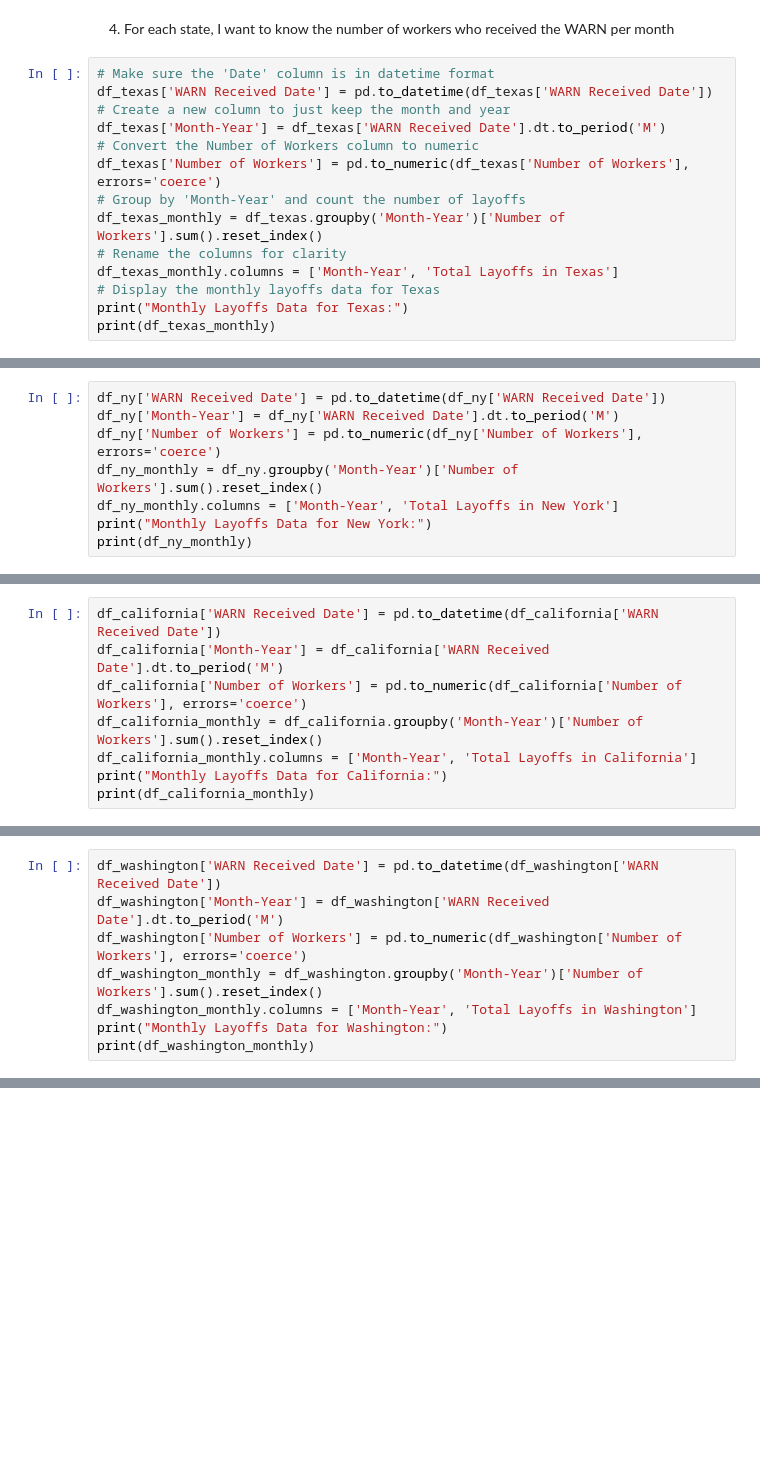
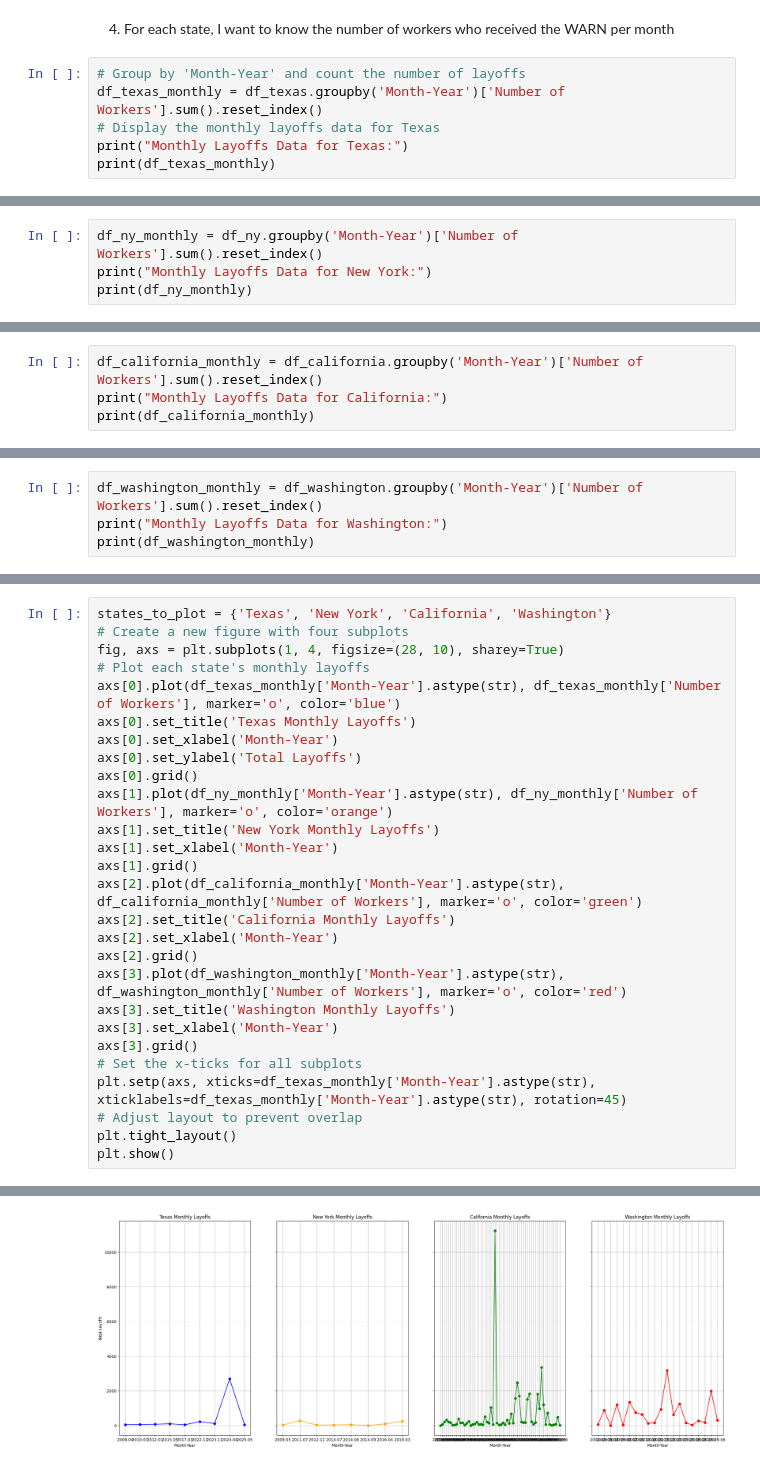
Before and after one commit to anna-peter/fd2p, a Jupyter notebook: python/layoff_second.ipynb, the cells around one changed output, grey strips where cells are left out. Drawn from its saved outputs; the diff is of its cells as text; blank space fills up the shorter version.

```diff
--- a/python/layoff_second.ipynb
+++ b/python/layoff_second.ipynb
@@ -120,16 +143,8 @@ Combined Layoffs Data (Washington):
 # %% [markdown]
 4) For each state, I want to know the number of workers who received the WARN per month
 # %%
-# Make sure the 'Date' column is in datetime format
-df_texas['WARN Received Date'] = pd.to_datetime(df_texas['WARN Received Date'])
-# Create a new column to just keep the month and year
-df_texas['Month-Year'] = df_texas['WARN Received Date'].dt.to_period('M')
-# Convert the Number of Workers column to numeric
-df_texas['Number of Workers'] = pd.to_numeric(df_texas['Number of Workers'], errors='coerce')
 # Group by 'Month-Year' and count the number of layoffs
 df_texas_monthly = df_texas.groupby('Month-Year')['Number of Workers'].sum().reset_index()
-# Rename the columns for clarity
-df_texas_monthly.columns = ['Month-Year', 'Total Layoffs in Texas']
 # Display the monthly layoffs data for Texas
 print("Monthly Layoffs Data for Texas:")
 print(df_texas_monthly)
@@ -148,9 +163,5 @@ Monthly Layoffs Data for Texas:
 # %%
-df_ny['WARN Received Date'] = pd.to_datetime(df_ny['WARN Received Date'])
-df_ny['Month-Year'] = df_ny['WARN Received Date'].dt.to_period('M')
-df_ny['Number of Workers'] = pd.to_numeric(df_ny['Number of Workers'], errors='coerce')
 df_ny_monthly = df_ny.groupby('Month-Year')['Number of Workers'].sum().reset_index()
-df_ny_monthly.columns = ['Month-Year', 'Total Layoffs in New York']
 print("Monthly Layoffs Data for New York:")
 print(df_ny_monthly)
 # %% [output]
@@ -167,9 +178,5 @@ Monthly Layoffs Data for New York:
 # %%
-df_california['WARN Received Date'] = pd.to_datetime(df_california['WARN Received Date'])
-df_california['Month-Year'] = df_california['WARN Received Date'].dt.to_period('M')
-df_california['Number of Workers'] = pd.to_numeric(df_california['Number of Workers'], errors='coerce')
 df_california_monthly = df_california.groupby('Month-Year')['Number of Workers'].sum().reset_index()
-df_california_monthly.columns = ['Month-Year', 'Total Layoffs in California']
 print("Monthly Layoffs Data for California:")
 print(df_california_monthly)
 # %% [output]
@@ -193,9 +200,5 @@ Monthly Layoffs Data for California:
 # %%
-df_washington['WARN Received Date'] = pd.to_datetime(df_washington['WARN Received Date'])
-df_washington['Month-Year'] = df_washington['WARN Received Date'].dt.to_period('M')
-df_washington['Number of Workers'] = pd.to_numeric(df_washington['Number of Workers'], errors='coerce')
 df_washington_monthly = df_washington.groupby('Month-Year')['Number of Workers'].sum().reset_index()
-df_washington_monthly.columns = ['Month-Year', 'Total Layoffs in Washington']
 print("Monthly Layoffs Data for Washington:")
 print(df_washington_monthly)
 # %% [output]
@@ -218,0 +224,28 @@ Monthly Layoffs Data for Washington:
+# %%
+states_to_plot = {'Texas', 'New York', 'California', 'Washington'}
+# Create a new figure with four subplots
+fig, axs = plt.subplots(1, 4, figsize=(28, 10), sharey=True)
+# Plot each state's monthly layoffs
+axs[0].plot(df_texas_monthly['Month-Year'].astype(str), df_texas_monthly['Number of Workers'], marker='o', color='blue')
+axs[0].set_title('Texas Monthly Layoffs')
+axs[0].set_xlabel('Month-Year')
+axs[0].set_ylabel('Total Layoffs')
+axs[0].grid()
+axs[1].plot(df_ny_monthly['Month-Year'].astype(str), df_ny_monthly['Number of Workers'], marker='o', color='orange')
+axs[1].set_title('New York Monthly Layoffs')
+axs[1].set_xlabel('Month-Year')
+axs[1].grid()
+axs[2].plot(df_california_monthly['Month-Year'].astype(str), df_california_monthly['Number of Workers'], marker='o', color='green')
+axs[2].set_title('California Monthly Layoffs')
+axs[2].set_xlabel('Month-Year')
+axs[2].grid()
+axs[3].plot(df_washington_monthly['Month-Year'].astype(str), df_washington_monthly['Number of Workers'], marker='o', color='red')
+axs[3].set_title('Washington Monthly Layoffs')
+axs[3].set_xlabel('Month-Year')
+axs[3].grid()
+# Set the x-ticks for all subplots
+plt.setp(axs, xticks=df_texas_monthly['Month-Year'].astype(str), xticklabels=df_texas_monthly['Month-Year'].astype(str), rotation=45)
+# Adjust layout to prevent overlap
+plt.tight_layout()
+plt.show()
+# %% [output]
@@ -218,0 +253 @@ Monthly Layoffs Data for Washington:
+[figure, added]
```
Also changed, not shown: parts of 17 cells of this notebook.
